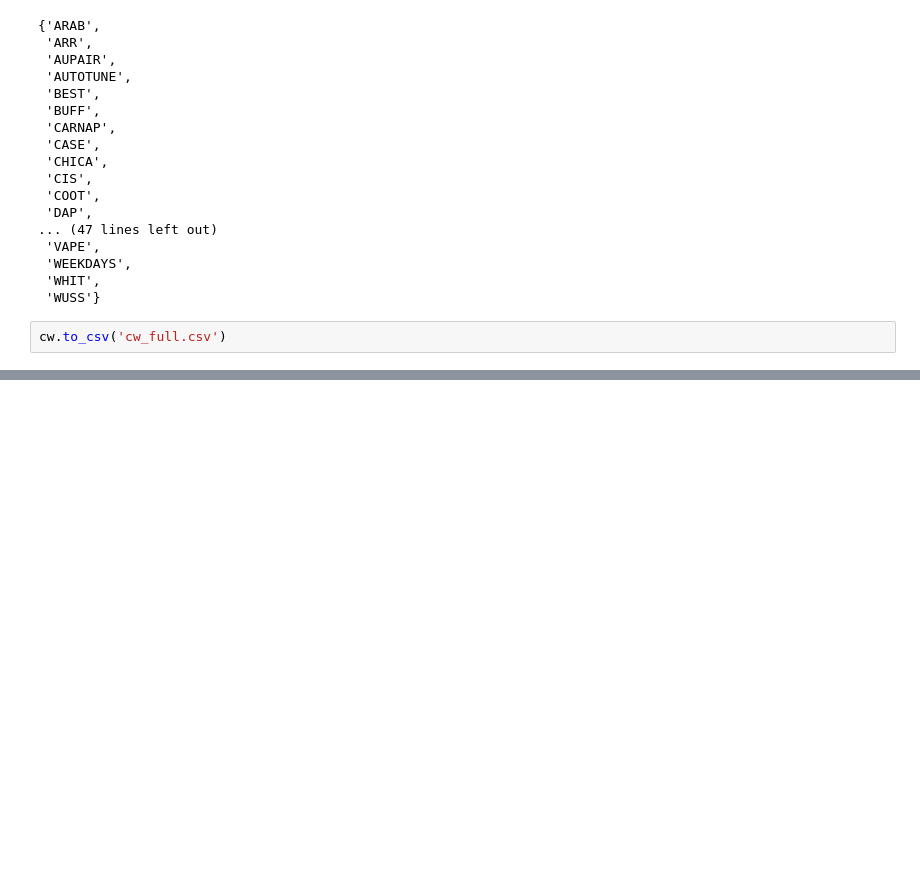
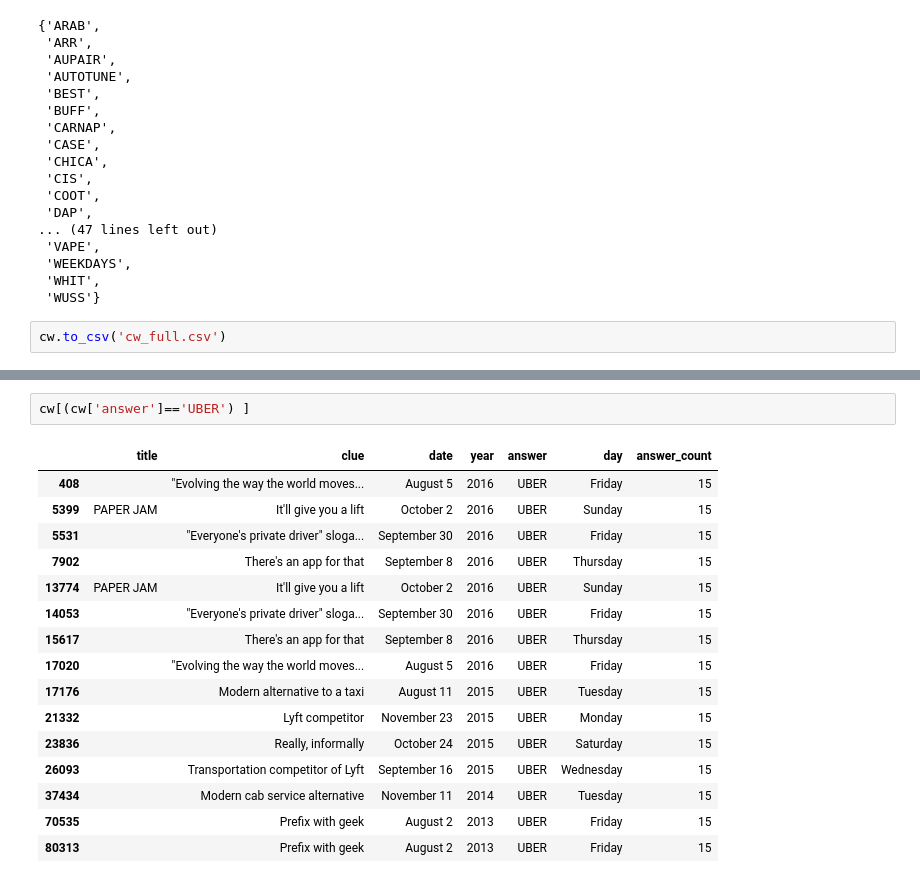
Before and after one commit to nycdatasci/bootcamp009_project, a Jupyter notebook: Project2-WebScraping/cw/CW_wrangling.ipynb, the cells around one changed output, grey strips where cells are left out. Drawn from its saved outputs; the diff is of its cells as text; blank space fills up the shorter version.

```diff
--- a/Project2-WebScraping/cw/CW_wrangling.ipynb
+++ b/Project2-WebScraping/cw/CW_wrangling.ipynb
@@ -348,0 +414,19 @@ cw.to_csv('cw_full.csv')
+# %%
+cw[(cw['answer']=='UBER') ]
+# %% [output]
+|  | title | clue | date | year | answer | day | answer_count |
+| 408 |  | "Evolving the way the world moves... | August 5 | 2016 | UBER | Friday | 15 |
+| 5399 | PAPER JAM | It'll give you a lift | October 2 | 2016 | UBER | Sunday | 15 |
+| 5531 |  | "Everyone's private driver" sloga... | September 30 | 2016 | UBER | Friday | 15 |
+| 7902 |  | There's an app for that | September 8 | 2016 | UBER | Thursday | 15 |
+| 13774 | PAPER JAM | It'll give you a lift | October 2 | 2016 | UBER | Sunday | 15 |
+| 14053 |  | "Everyone's private driver" sloga... | September 30 | 2016 | UBER | Friday | 15 |
+| 15617 |  | There's an app for that | September 8 | 2016 | UBER | Thursday | 15 |
+| 17020 |  | "Evolving the way the world moves... | August 5 | 2016 | UBER | Friday | 15 |
+| 17176 |  | Modern alternative to a taxi | August 11 | 2015 | UBER | Tuesday | 15 |
+| 21332 |  | Lyft competitor | November 23 | 2015 | UBER | Monday | 15 |
+| 23836 |  | Really, informally | October 24 | 2015 | UBER | Saturday | 15 |
+| 26093 |  | Transportation competitor of Lyft | September 16 | 2015 | UBER | Wednesday | 15 |
+| 37434 |  | Modern cab service alternative | November 11 | 2014 | UBER | Tuesday | 15 |
+| 70535 |  | Prefix with geek | August 2 | 2013 | UBER | Friday | 15 |
+| 80313 |  | Prefix with geek | August 2 | 2013 | UBER | Friday | 15 |
```
Also changed, not shown: parts of 4 cells of this notebook, 22 other files.
